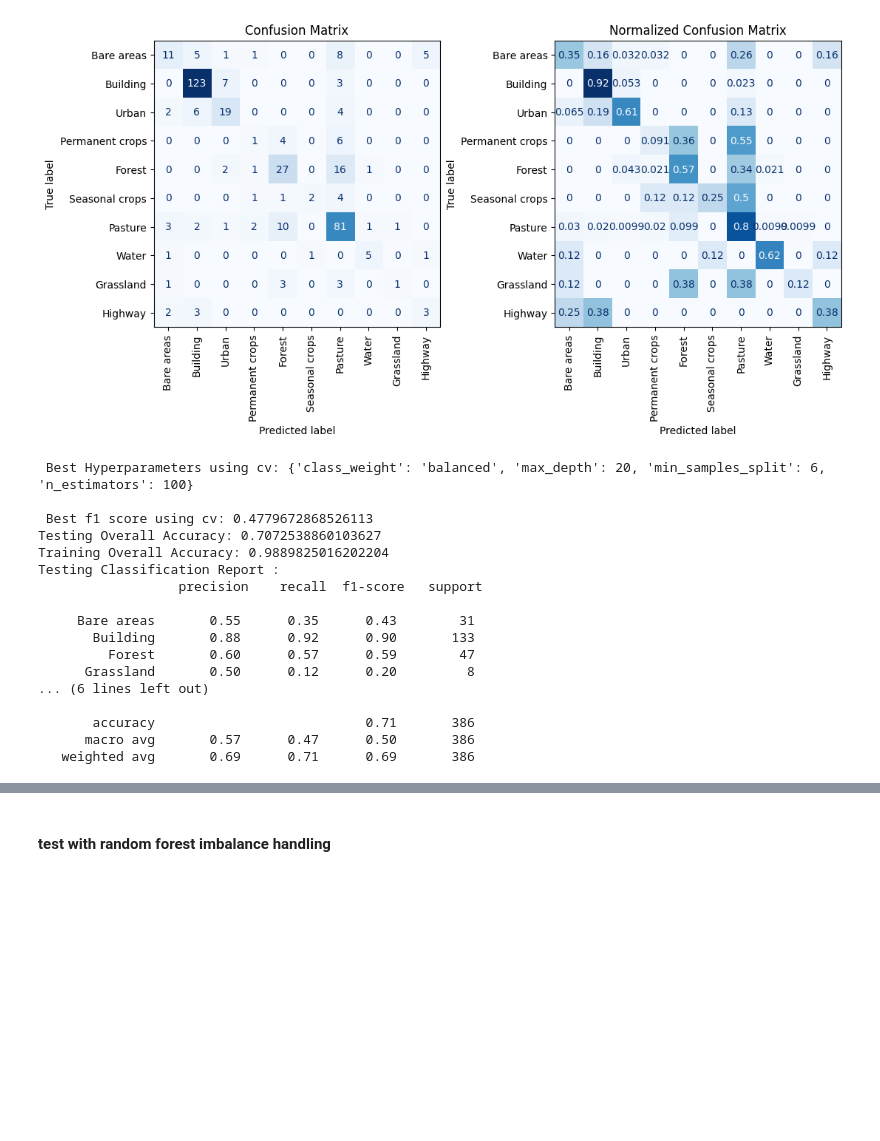
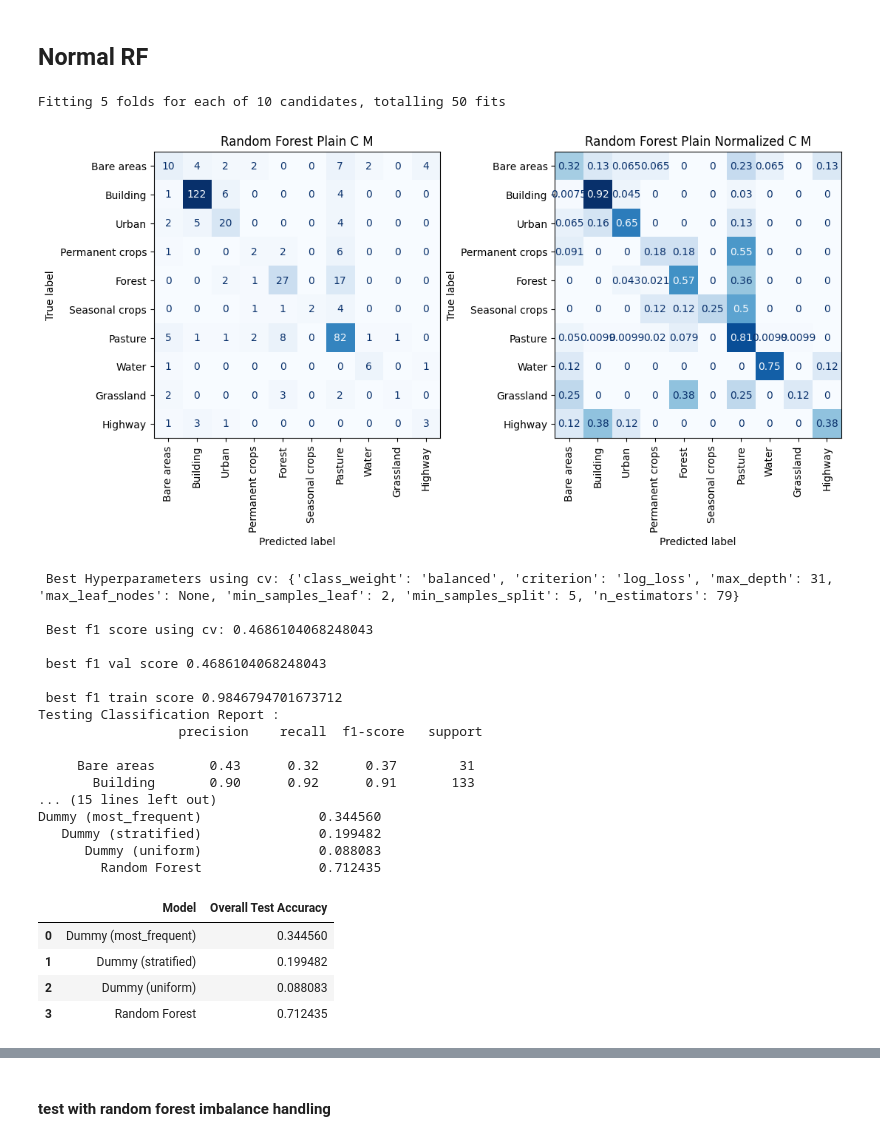
Before and after one commit to kshitijrajsharma/landcoverclassification, a Jupyter notebook: notebooks/train.ipynb, the cells around one changed output, grey strips where cells are left out. Saved outputs shown, nothing was run; the diff lists cells and outputs as text; code cells hidden in the pictures; blank space fills up the shorter version.

```diff
--- a/notebooks/train.ipynb
+++ b/notebooks/train.ipynb
@@ -151,31 +163,37 @@ def plot_rf_feature_importances(model):
+# %% [markdown]
+## Normal RF
 # %%
-grid_search_rf= rf_hyperparameter_tuning(X_train, y_train)
+random_search_cv= rf_hyperparameter_tuning(X_train, y_train)
 
-best_model_rf = grid_search_rf.best_estimator_
+testing_classification_accuracy = compute_accuracy(random_search_cv, X_test, y_test, labels, experiment_name='Random Forest Plain')
 
-testing_overall_accuracy, training_overall_accuracy, testing_classification_accuracy = compute_accuracy(best_model_rf, X_test, y_test, X_train,y_train)
-print("\n Best Hyperparameters using cv:", grid_search_rf.best_params_)
-print("\n Best f1 score using cv:", grid_search_rf.best_score_)
-print("Testing Overall Accuracy:", testing_overall_accuracy)
-print("Training Overall Accuracy:", training_overall_accuracy)
 print("Testing Classification Report :\n", testing_classification_accuracy)
+
+print("Random Forest vs Baseline:")
+compare_with_baseline(random_search_cv.best_estimator_, X_train, y_train, X_test, y_test, "Random Forest")
 # %% [output]
+Fitting 5 folds for each of 10 candidates, totalling 50 fits
-[figure, old version]
+[figure, new version]
- Best Hyperparameters using cv: {'class_weight': 'balanced', 'max_depth': 20, 'min_samples_split': 6, 'n_estimators': 100}
-
- Best f1 score using cv: 0.4779672868526113
-Testing Overall Accuracy: 0.7072538860103627
-Training Overall Accuracy: 0.9889825016202204
-Testing Classification Report :
-                  precision    recall  f1-score   support
-
-     Bare areas       0.55      0.35      0.43        31
-       Building       0.88      0.92      0.90       133
-         Forest       0.60      0.57      0.59        47
-      Grassland       0.50      0.12      0.20         8
-... (6 lines left out)
-
-       accuracy                           0.71       386
-      macro avg       0.57      0.47      0.50       386
-   weighted avg       0.69      0.71      0.69       386
+ Best Hyperparameters using cv: {'class_weight': 'balanced', 'criterion': 'log_loss', 'max_depth': 31, 'max_leaf_nodes': None, 'min_samples_leaf': 2, 'min_samples_split': 5, 'n_estimators': 79}
+
+ Best f1 score using cv: 0.4686104068248043
+
+ best f1 val score 0.4686104068248043
+
+ best f1 train score 0.9846794701673712
+Testing Classification Report :
+                  precision    recall  f1-score   support
+
+     Bare areas       0.43      0.32      0.37        31
+       Building       0.90      0.92      0.91       133
+... (15 lines left out)
+Dummy (most_frequent)               0.344560
+   Dummy (stratified)               0.199482
+      Dummy (uniform)               0.088083
+        Random Forest               0.712435
+|  | Model | Overall Test Accuracy |
+| 0 | Dummy (most_frequent) | 0.344560 |
+| 1 | Dummy (stratified) | 0.199482 |
+| 2 | Dummy (uniform) | 0.088083 |
+| 3 | Random Forest | 0.712435 |
 # %%
```
Also changed, not shown: parts of 21 cells of this notebook, 1 other file.
